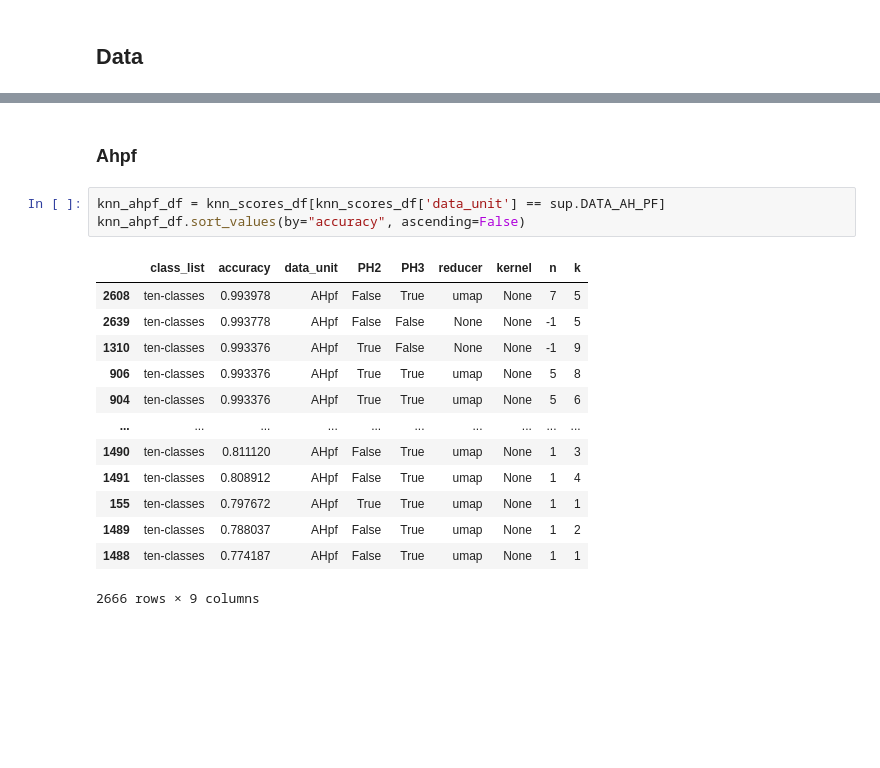
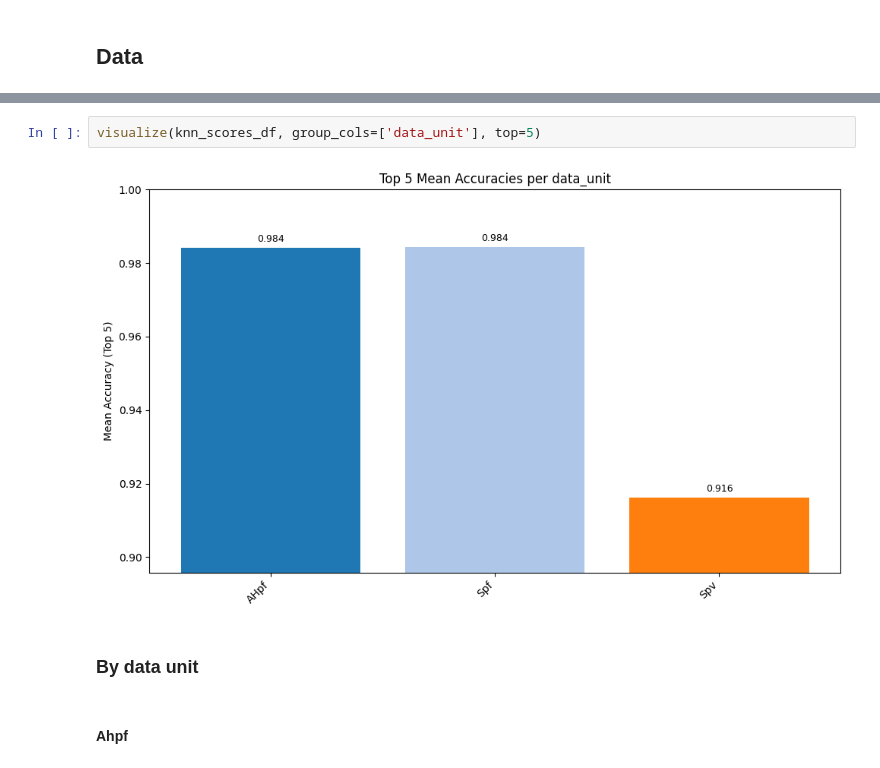
Before and after one commit to dasantac/TOG, a Jupyter notebook: src/TRAIN/KNNanalysis.ipynb, the cells around one changed output, grey strips where cells are left out. Drawn from its saved outputs; the diff is of its cells as text; blank space fills up the shorter version.

```diff
--- a/src/TRAIN/KNNanalysis.ipynb
+++ b/src/TRAIN/KNNanalysis.ipynb
@@ -57,19 +93,8 @@ knn_scores_df.sort_values(by="accuracy", ascending=False)
+# %%
+visualize(knn_scores_df, group_cols=['data_unit'], top=5)
+# %% [output]
+[figure, added]
+# %% [markdown]
+### By data unit
 # %% [markdown]
-### Ahpf
+#### Ahpf
-# %%
-knn_ahpf_df = knn_scores_df[knn_scores_df['data_unit'] == sup.DATA_AH_PF]
-knn_ahpf_df.sort_values(by="accuracy", ascending=False)
-# %% [output]
-|  | class_list | accuracy | data_unit | PH2 | PH3 | reducer | kernel | n | k |
-| 2608 | ten-classes | 0.993978 | AHpf | False | True | umap | None | 7 | 5 |
-| 2639 | ten-classes | 0.993778 | AHpf | False | False | None | None | -1 | 5 |
-| 1310 | ten-classes | 0.993376 | AHpf | True | False | None | None | -1 | 9 |
-| 906 | ten-classes | 0.993376 | AHpf | True | True | umap | None | 5 | 8 |
-| 904 | ten-classes | 0.993376 | AHpf | True | True | umap | None | 5 | 6 |
-| ... | ... | ... | ... | ... | ... | ... | ... | ... | ... |
-| 1490 | ten-classes | 0.811120 | AHpf | False | True | umap | None | 1 | 3 |
-| 1491 | ten-classes | 0.808912 | AHpf | False | True | umap | None | 1 | 4 |
-| 155 | ten-classes | 0.797672 | AHpf | True | True | umap | None | 1 | 1 |
-| 1489 | ten-classes | 0.788037 | AHpf | False | True | umap | None | 1 | 2 |
-| 1488 | ten-classes | 0.774187 | AHpf | False | True | umap | None | 1 | 1 |
-2666 rows × 9 columns
```
Also changed, not shown: parts of 41 cells of this notebook, 16 other files.
